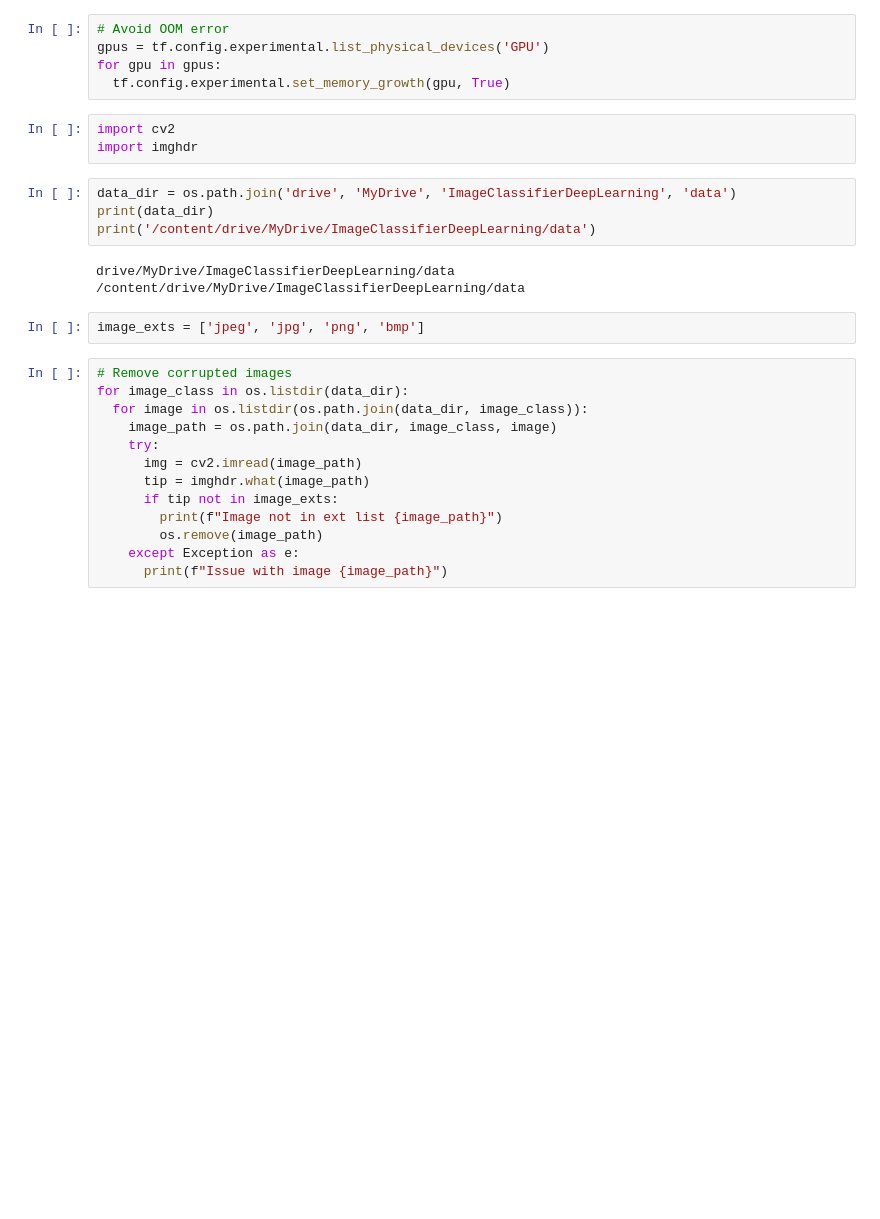
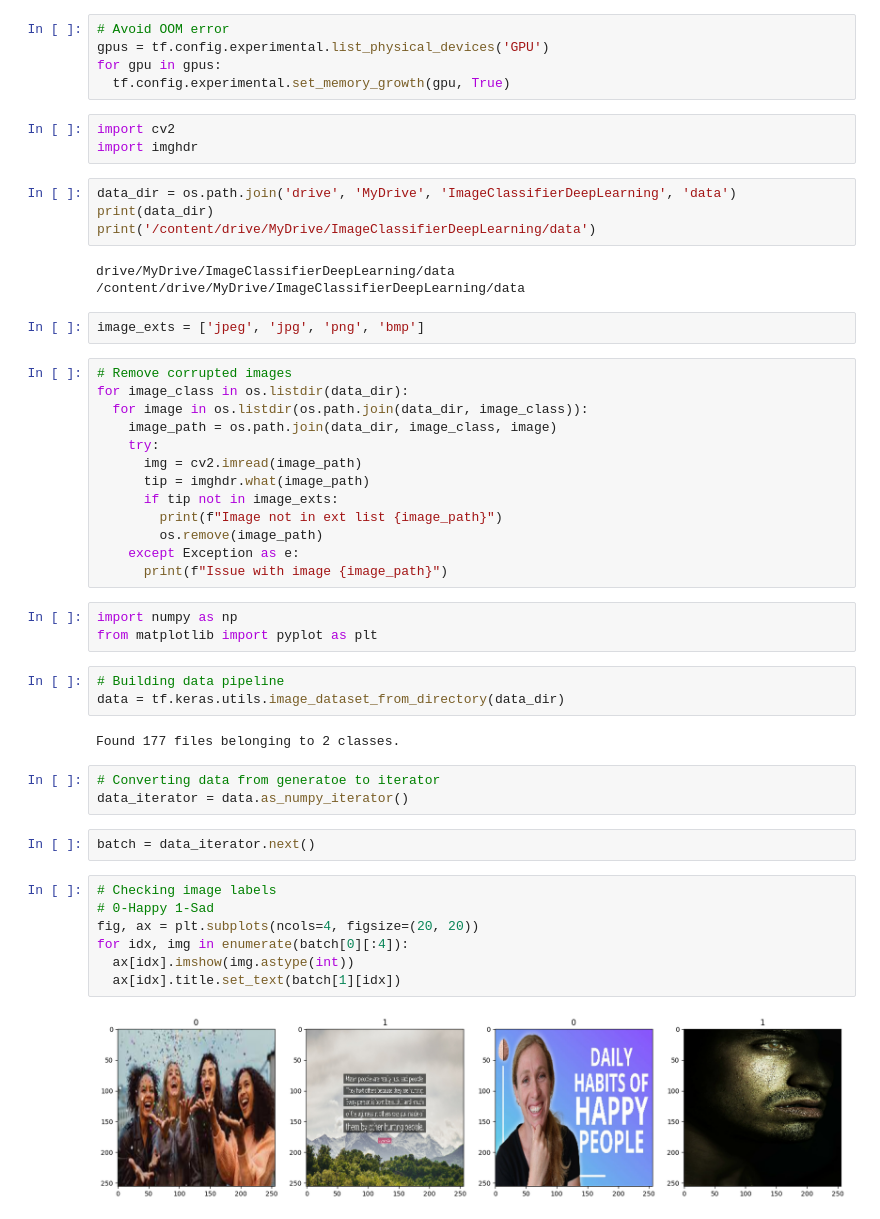
Before and after one commit to Flychuban/Image-Classifier-Deep-Learning, a Jupyter notebook: ImageClassifierDeepLearning.ipynb, the cells around one changed output. Cells and saved outputs as stored; diff of their text form; blank space fills up the shorter version.

Commit message:
Data pipeline built

```diff
--- a/ImageClassifierDeepLearning.ipynb
+++ b/ImageClassifierDeepLearning.ipynb
@@ -34,3 +34,25 @@ for image_class in os.listdir(data_dir):
         os.remove(image_path)
     except Exception as e:
       print(f"Issue with image {image_path}")
+# %%
+import numpy as np
+from matplotlib import pyplot as plt
+# %%
+# Building data pipeline
+data = tf.keras.utils.image_dataset_from_directory(data_dir)
+# %% [output]
+Found 177 files belonging to 2 classes.
+# %%
+# Converting data from generatoe to iterator
+data_iterator = data.as_numpy_iterator()
+# %%
+batch = data_iterator.next()
+# %%
+# Checking image labels
+# 0-Happy 1-Sad
+fig, ax = plt.subplots(ncols=4, figsize=(20, 20))
+for idx, img in enumerate(batch[0][:4]):
+  ax[idx].imshow(img.astype(int))
+  ax[idx].title.set_text(batch[1][idx])
+# %% [output]
+[figure, added]
```
